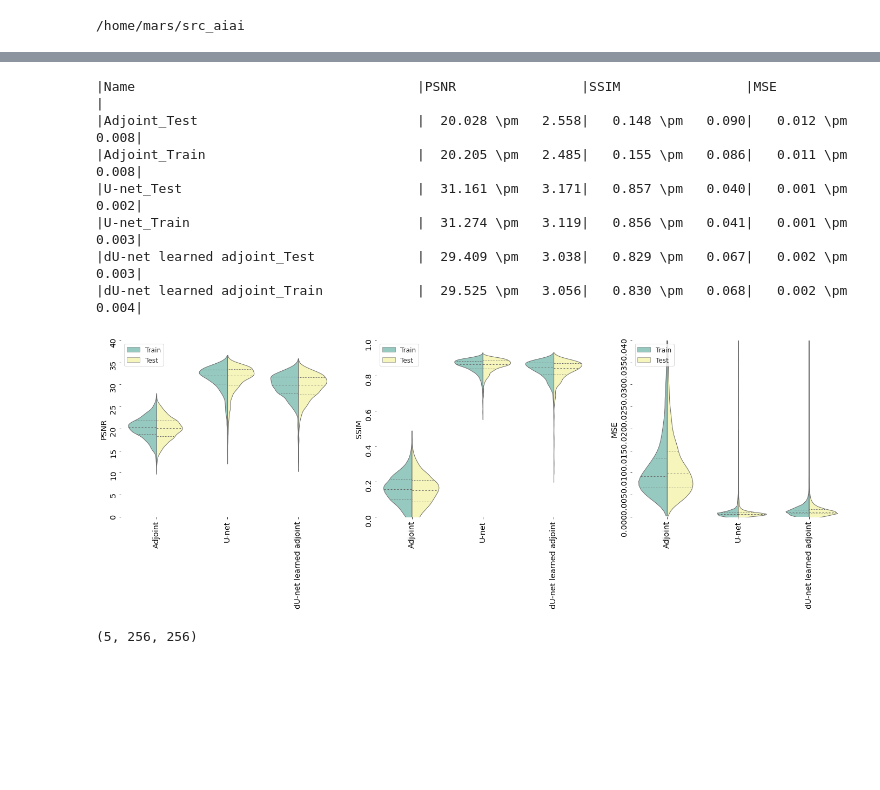
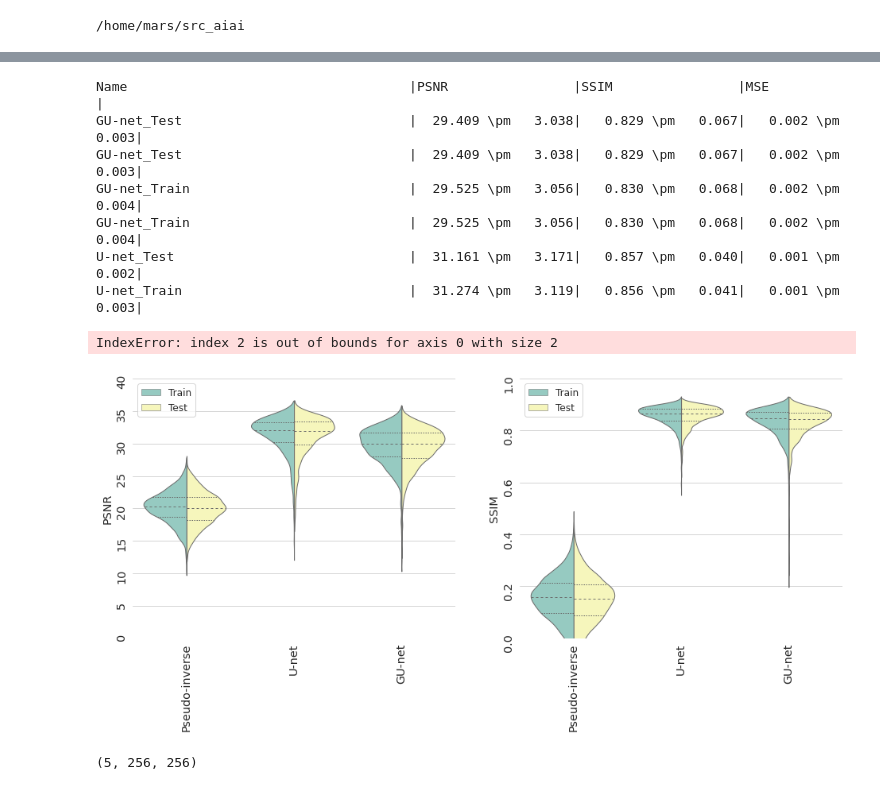
Before and after one commit to astro-informatics/LeIA, a Jupyter notebook: notebooks/visualise_results-GZOO.ipynb, the cells around one changed output, grey strips where cells are left out. Drawn from its saved outputs; the diff is of its cells as text; code cells hidden in the pictures; blank space fills up the shorter version.

```diff
--- a/notebooks/visualise_results-GZOO.ipynb
+++ b/notebooks/visualise_results-GZOO.ipynb
@@ -21,15 +21,15 @@ ISNR = 30
 # %%
 name_net_post = [
     ("Adjoint", "adjoint", "_sigmoid"),
-    ("Learned Adjoint", "adjoint", "_sigmoid_learned_adjoint"),
+#     ("Learned Adjoint", "adjoint", "_sigmoid_learned_adjoint"),
 
     ("U-net", "unet", "_sigmoid"),
-    ("U-net learned adjoint", "unet", "_sigmoid_learned_adjoint"),
+#     ("U-net learned adjoint", "unet", "_sigmoid_learned_adjoint"),
 
-    ("dU-net", "dunet", "_sigmoid"),
-    ("dU-net learned adjoint", "dunet", "_sigmoid_learned_adjoint"),
-    ("dU-net learned grad", "dunet", "_sigmoid_learned_grad"),
-    ("dU-net grad upsample", "dunet", "_sigmoid_upsample_grad"),
+    ("GU-net", "dunet", "_sigmoid"),
+#     ("U-net", "dunet", "_sigmoid_learned_adjoint"),
+#     ("dU-net learned grad", "dunet", "_sigmoid_learned_grad"),
+#     ("dU-net grad upsample", "dunet", "_sigmoid_upsample_grad"),
 ]
 # %%
 results = []
@@ -48,5 +48,8 @@ metrics = [
 statistics = pd.read_csv(f"./results/{data}/statistics.csv")
 with pd.option_context('mode.use_inf_as_na', True):
     statistics.dropna(inplace=True)
+# %%
+statistics.Method[statistics.Method == "dU-net learned adjoint"] = "GU-net"
+statistics.Method[statistics.Method == "Adjoint"] = "Pseudo-inverse"
 # %%
 # statistics = statistics[statistics.Set == "Train"]
@@ -53,15 +72,16 @@ with pd.option_context('mode.use_inf_as_na', True):
 # %%
 print_statistics(statistics, results, metrics)
-plot_statistics(statistics, metrics)
+plot_statistics(statistics, metrics[:2])
 # %% [output]
-|Name                                    |PSNR                |SSIM                |MSE                 |
-|Adjoint_Test                            |  20.028 \pm   2.558|   0.148 \pm   0.090|   0.012 \pm   0.008|
-|Adjoint_Train                           |  20.205 \pm   2.485|   0.155 \pm   0.086|   0.011 \pm   0.008|
-|U-net_Test                              |  31.161 \pm   3.171|   0.857 \pm   0.040|   0.001 \pm   0.002|
-|U-net_Train                             |  31.274 \pm   3.119|   0.856 \pm   0.041|   0.001 \pm   0.003|
-|dU-net learned adjoint_Test             |  29.409 \pm   3.038|   0.829 \pm   0.067|   0.002 \pm   0.003|
-|dU-net learned adjoint_Train            |  29.525 \pm   3.056|   0.830 \pm   0.068|   0.002 \pm   0.004|
+Name                                    |PSNR                |SSIM                |MSE                 |
+GU-net_Test                             |  29.409 \pm   3.038|   0.829 \pm   0.067|   0.002 \pm   0.003|
+GU-net_Test                             |  29.409 \pm   3.038|   0.829 \pm   0.067|   0.002 \pm   0.003|
+GU-net_Train                            |  29.525 \pm   3.056|   0.830 \pm   0.068|   0.002 \pm   0.004|
+GU-net_Train                            |  29.525 \pm   3.056|   0.830 \pm   0.068|   0.002 \pm   0.004|
+U-net_Test                              |  31.161 \pm   3.171|   0.857 \pm   0.040|   0.001 \pm   0.002|
+U-net_Train                             |  31.274 \pm   3.119|   0.856 \pm   0.041|   0.001 \pm   0.003|
+IndexError: index 2 is out of bounds for axis 0 with size 2
-[figure, old version]
+[figure, new version]
 # %%
 examples = pickle.load(open(f"./results/{data}/examples.pkl", "rb"))
 # %%
```
Also changed, not shown: parts of 3 cells of this notebook, 13 other files.
